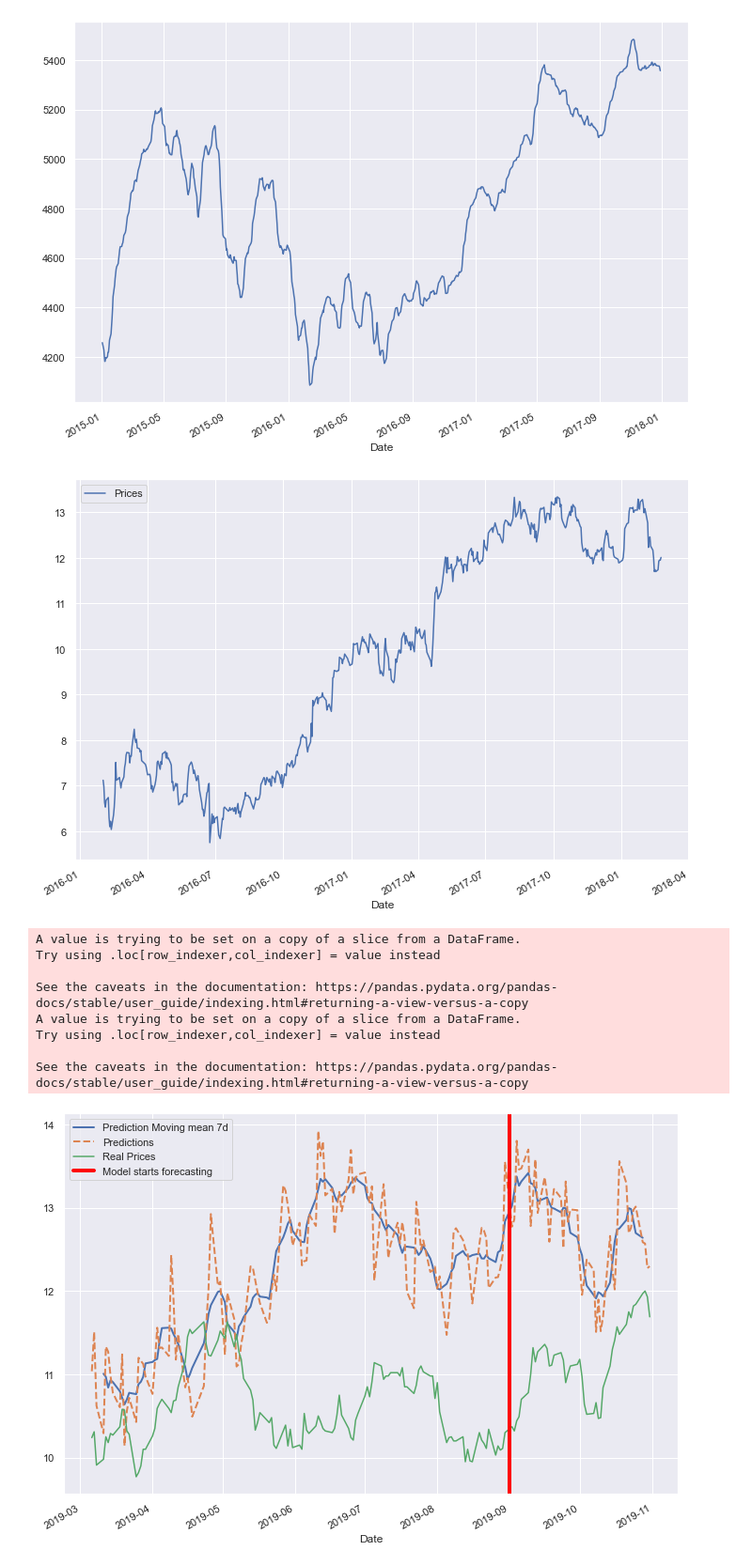
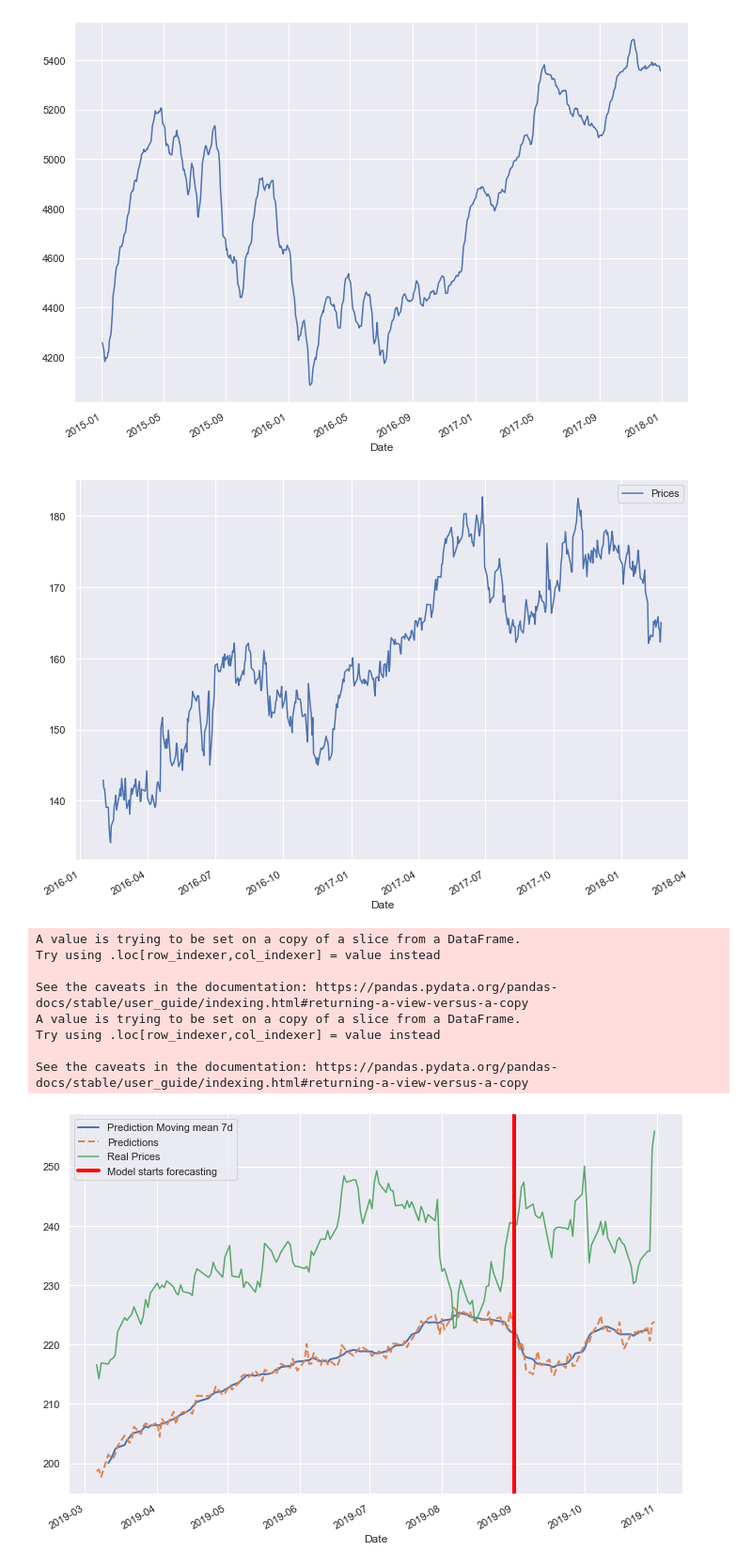
Before and after one commit to igaekus/projet-python-1A, a Jupyter notebook: data_viz.ipynb, the cells around one changed output. Shown at 94% size. Saved outputs shown, nothing was run; the diff lists cells and outputs as text; code cells hidden in the pictures.

```diff
--- a/data_viz.ipynb
+++ b/data_viz.ipynb
@@ -21,7 +21,9 @@ class stock():
         self.name = name
 
     def Bollinger_bands_show(self,start,end, width = False , upper = True, lower = True):
-        #La courbe représentant le cours de l'action suit une moyenne mobile à 7 jours(choix arbitraire)
+
+        """" The curve representing the actions tickers is a 7-days rolling average in order to make it smooooother"""
+
         self.stock_df_chart_chart.columns = map(str.lower, self.stock_df_chart_chart.columns)
         bbands = TA.BBANDS(self.stock_df_chart_chart)
         sns.set()
@@ -39,7 +41,7 @@ class stock():
             plt.show()
 
     def cours_show(self):
-        #Affiche le cours de l'action
+        #Plot the stock
 
         fig = go.Figure(data=go.Ohlc(x=self.stock_df_chart.index,
             open=self.stock_df_chart['open'],
@@ -107,11 +109,14 @@ cac40.EMA_show("2015","2017")
 # %% [output]
 [figure]
 # %%
-#Création du dataset pour créer le model :
-stock_ds = stock(name="ACA.PA")
+"""" This cell is expected to construct the data_set we'll feed our model with""""
 
-#Résultats plutôt bons pour le crédit Agricole : ACA.PA, pour APPLE : AAPL, étranges pour MSFT, moyens pour AMZN
+stock_ds = stock(name="OR.PA")
 
+""""Results are not evenly good. ACA.AP is pretty good whereas MSFT is catastrophic
+
+What is left to improve is the choice of the estimator's hyperparamater
+such as their quality, the lenght training dataset."""
 
 
 """"The only indicators taken into account are, for now :
@@ -145,7 +150,7 @@ y_test = y["2019-02":"2019-09"]
 y_train.plot()
 plt.show()
 # %% [output]
-[figure, old version]
+[figure, new version]
 # %%
 
 
@@ -163,47 +168,75 @@ if len(y_train)-len(X_train)<0 : X_train= X_train[:-abs(len(y_train)-len(X_train
 
 
 
-"""" The ML model chosen is SVR because of the architecture of the output.
+"""" The ML model chosen here is SVR because of the architecture of the output.
 Chosing a linear Kernel is arbitrary, could be improved"""
 
 from sklearn.svm import SVR
+from sklearn import linear_model
 
-model = SVR(kernel="linear")
+
+def model_inator(model_type="SVR linear"):
+    if model_type == "SVR linear" :
+
+        return(SVR(kernel="linear"))
+
+    elif model_type == "SVR rbf" :
+       return(SVR(kernel="rbf"))
+
+    elif model_type == "ridge" :
+       return(linear_model.Ridge(alpha=.5))
+
+    elif model_type == "lasso" :
+       return(linear_model.Lasso(alpha=.1))
+
+
+
+
+model = model_inator("SVR linear")
 model.fit(X_train, np.ravel(y_train))
 y_pred = model.predict(X_test)
+
+"""" Same model but with an rbf kernel"""
+
+
+model.fit(X_train, np.ravel(y_train))
+y_pred = model.predict(X_test)
+
+
+
 
 """" Same situation, we have to equalize the size of the test datasets"""
 
 if len(y_test)-len(y_pred)>0 :
     y_test= y_test[:-abs(len(y_test)-len(y_pred))]
     if len(y_test)-len(y_pred)!=0 : raise ValueError("L'ajustement ne fonctionne pas, y_test est trop long")
 if len(y_test)-len(y_pred)<0 :
     y_pred= y_pred[:-abs(len(y_test)-len(y_pred))]
     if len(y_test)-len(y_pred)!=0 : raise ValueError("L'ajustement ne fonctionne pas, y_pred est trop long")
 
 
 
 """" Plotting the real prices and the predictions to have a visual assession of
 the quality of our model"""
 
 y_test["Predictions"] = y_pred
 y_test["Pred_mean"] = y_test["Predictions"].rolling(window=7, center =True).mean().plot(label="Prediction Moving mean 7d",lw = 2)
 y_test["Predictions"].plot(label = "Predictions", ls = "--", lw = 2)
 y_test["Prices"].plot(label="Real Prices")
 
 plt.axvline(label = "Model starts forecasting" , x=X_end, ymin=0, ymax=190, lw = 4, color = "red")
 plt.legend()
 plt.show()
 # %% [output]
 A value is trying to be set on a copy of a slice from a DataFrame.
 Try using .loc[row_indexer,col_indexer] = value instead
 
 See the caveats in the documentation: https://pandas.pydata.org/pandas-docs/stable/user_guide/indexing.html#returning-a-view-versus-a-copy
 A value is trying to be set on a copy of a slice from a DataFrame.
 Try using .loc[row_indexer,col_indexer] = value instead
 
 See the caveats in the documentation: https://pandas.pydata.org/pandas-docs/stable/user_guide/indexing.html#returning-a-view-versus-a-copy
-[figure, old version]
+[figure, new version]
 # %%
 amzn = yf.Ticker("AMZN")
 amzn.info
```
Also changed, not shown: parts of 1 cell of this notebook.
